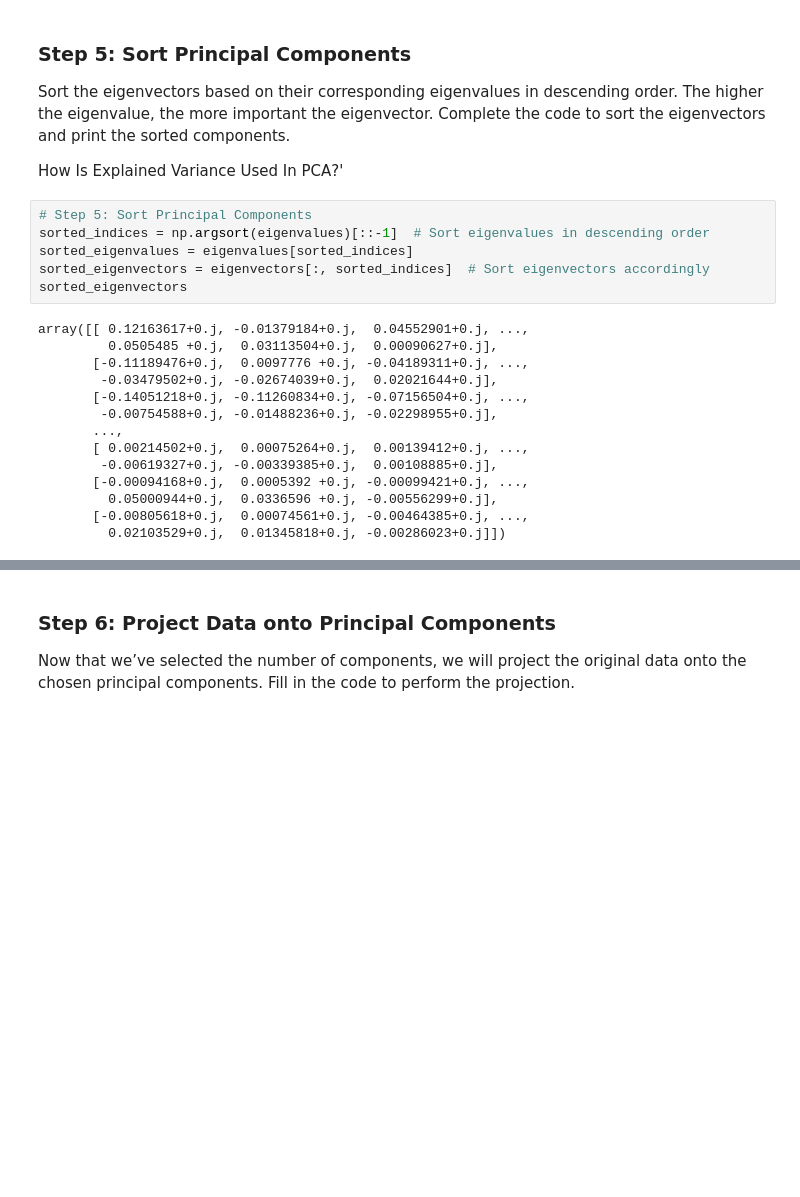
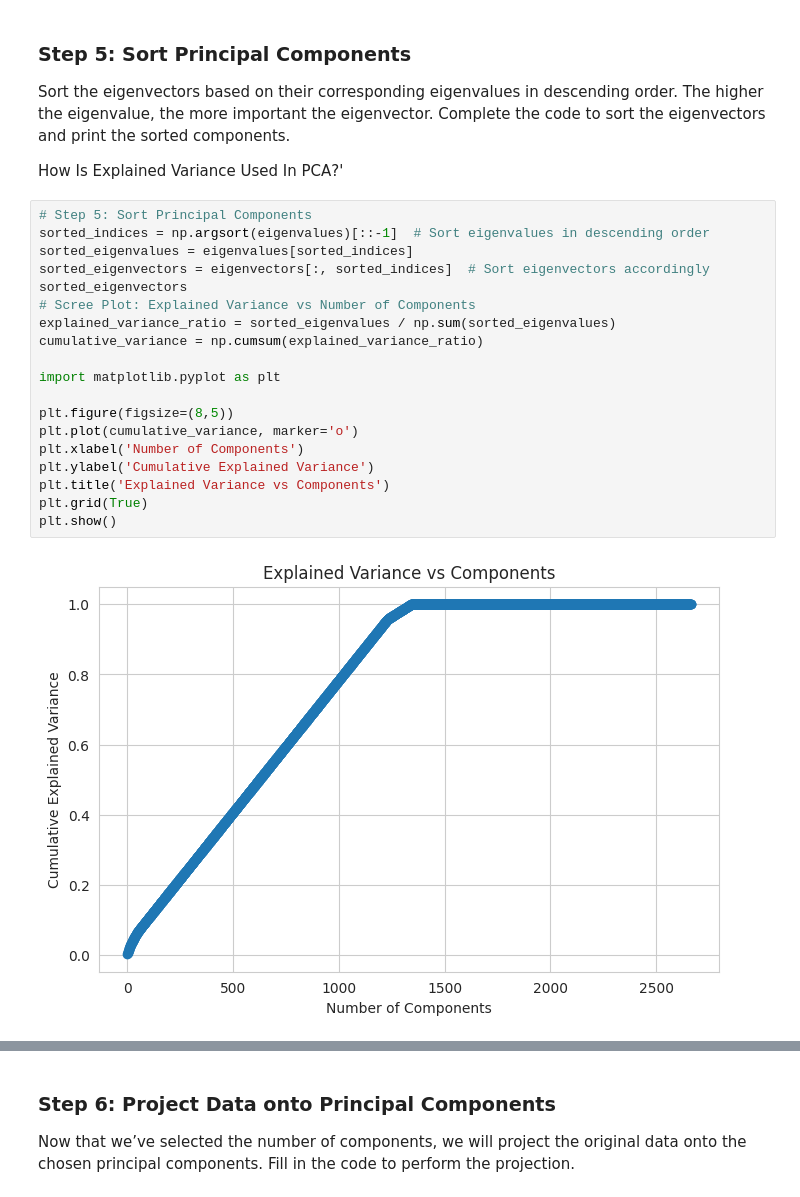
Before and after one commit to Emmanuel-NS/-libretranslate-render, a Jupyter notebook: PCA_Formative_1.ipynb, the cells around one changed output, grey strips where cells are left out. Saved outputs shown, nothing was run; the diff lists cells and outputs as text; blank space fills up the shorter version.

```diff
--- a/PCA_Formative_1.ipynb
+++ b/PCA_Formative_1.ipynb
@@ -111,20 +111,21 @@ Complete the code to sort the eigenvectors and print the sorted components.
 # %%
 # Step 5: Sort Principal Components
 sorted_indices = np.argsort(eigenvalues)[::-1]  # Sort eigenvalues in descending order
 sorted_eigenvalues = eigenvalues[sorted_indices]
 sorted_eigenvectors = eigenvectors[:, sorted_indices]  # Sort eigenvectors accordingly
 sorted_eigenvectors
+# Scree Plot: Explained Variance vs Number of Components
+explained_variance_ratio = sorted_eigenvalues / np.sum(sorted_eigenvalues)
+cumulative_variance = np.cumsum(explained_variance_ratio)
+
+import matplotlib.pyplot as plt
+
+plt.figure(figsize=(8,5))
+plt.plot(cumulative_variance, marker='o')
+plt.xlabel('Number of Components')
+plt.ylabel('Cumulative Explained Variance')
+plt.title('Explained Variance vs Components')
+plt.grid(True)
+plt.show()
 # %% [output]
-array([[ 0.12163617+0.j, -0.01379184+0.j,  0.04552901+0.j, ...,
-         0.0505485 +0.j,  0.03113504+0.j,  0.00090627+0.j],
-       [-0.11189476+0.j,  0.0097776 +0.j, -0.04189311+0.j, ...,
-        -0.03479502+0.j, -0.02674039+0.j,  0.02021644+0.j],
-       [-0.14051218+0.j, -0.11260834+0.j, -0.07156504+0.j, ...,
-        -0.00754588+0.j, -0.01488236+0.j, -0.02298955+0.j],
-       ...,
-       [ 0.00214502+0.j,  0.00075264+0.j,  0.00139412+0.j, ...,
-        -0.00619327+0.j, -0.00339385+0.j,  0.00108885+0.j],
-       [-0.00094168+0.j,  0.0005392 +0.j, -0.00099421+0.j, ...,
-         0.05000944+0.j,  0.0336596 +0.j, -0.00556299+0.j],
-       [-0.00805618+0.j,  0.00074561+0.j, -0.00464385+0.j, ...,
-         0.02103529+0.j,  0.01345818+0.j, -0.00286023+0.j]])
+[figure, added]
```
Also changed, not shown: parts of 2 cells of this notebook.
